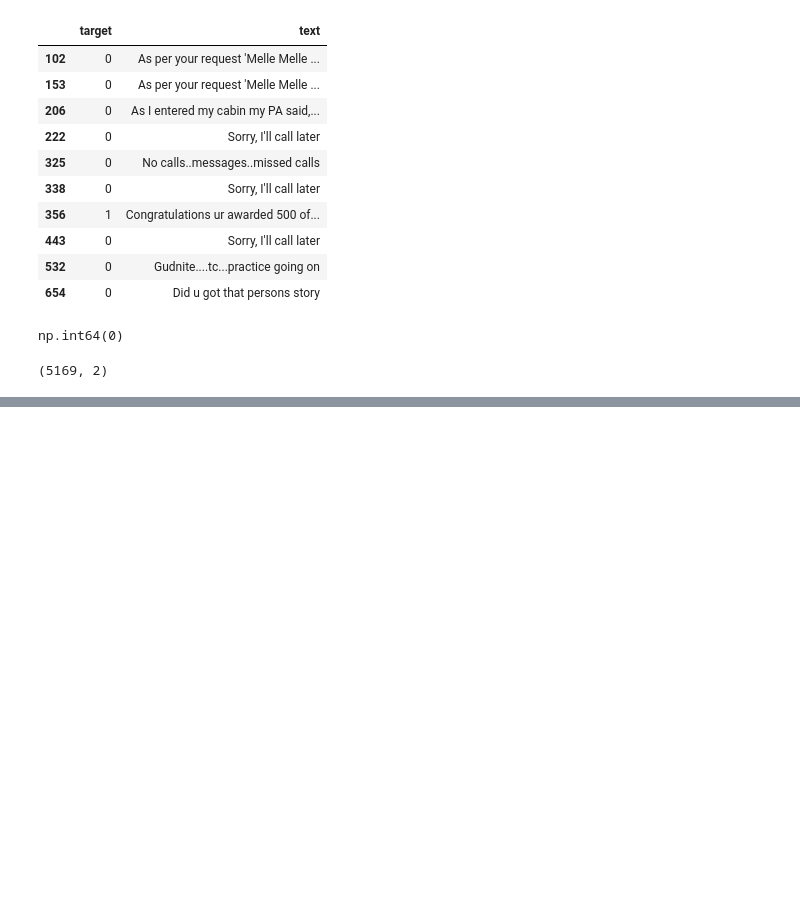
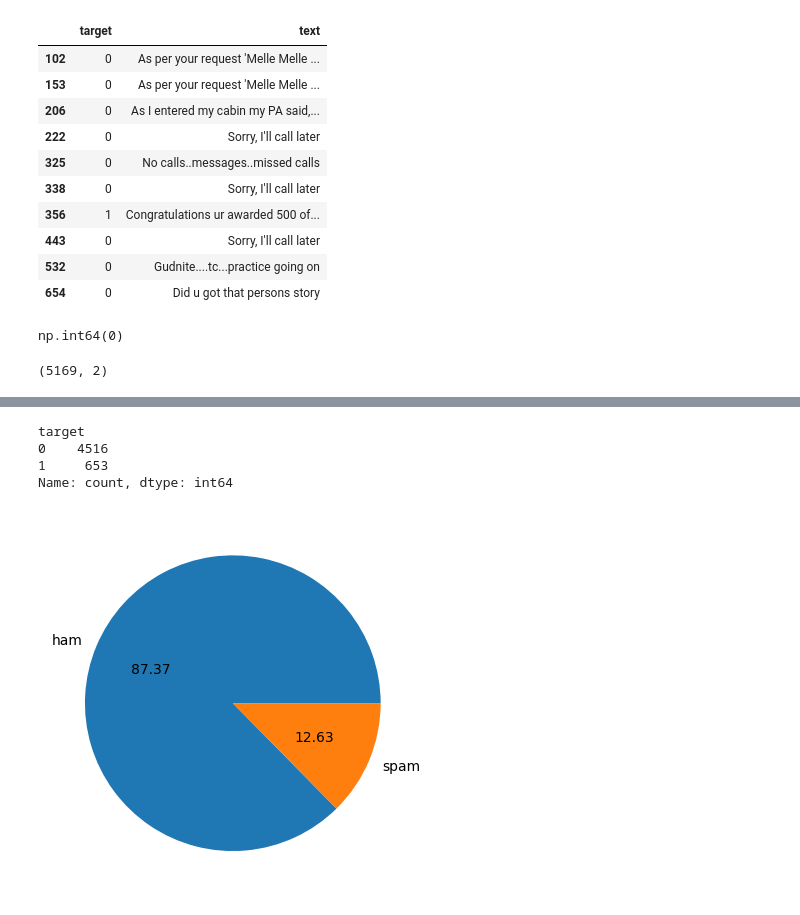
Before and after one commit to afadnan/ds_ml_dl, a Jupyter notebook: projects/sms_spam_detection/smsspam.ipynb, the cells around one changed output, grey strips where cells are left out. Cells and saved outputs as stored; diff of their text form; code cells hidden in the pictures; blank space fills up the shorter version.

```diff
--- a/projects/sms_spam_detection/smsspam.ipynb
+++ b/projects/sms_spam_detection/smsspam.ipynb
@@ -175,0 +187,7 @@ df.shape
+# %%
+df['target'].value_counts()
+# %% [output]
+target
+0    4516
+1     653
+Name: count, dtype: int64
@@ -175,0 +196,5 @@ df.shape
+# %%
+plt.pie(df['target'].value_counts(),labels=['ham','spam'],autopct="%0.2f")
+plt.show()
+# %% [output]
+[figure, added]
```
Also changed, not shown: parts of 20 cells of this notebook, 1 other file.
